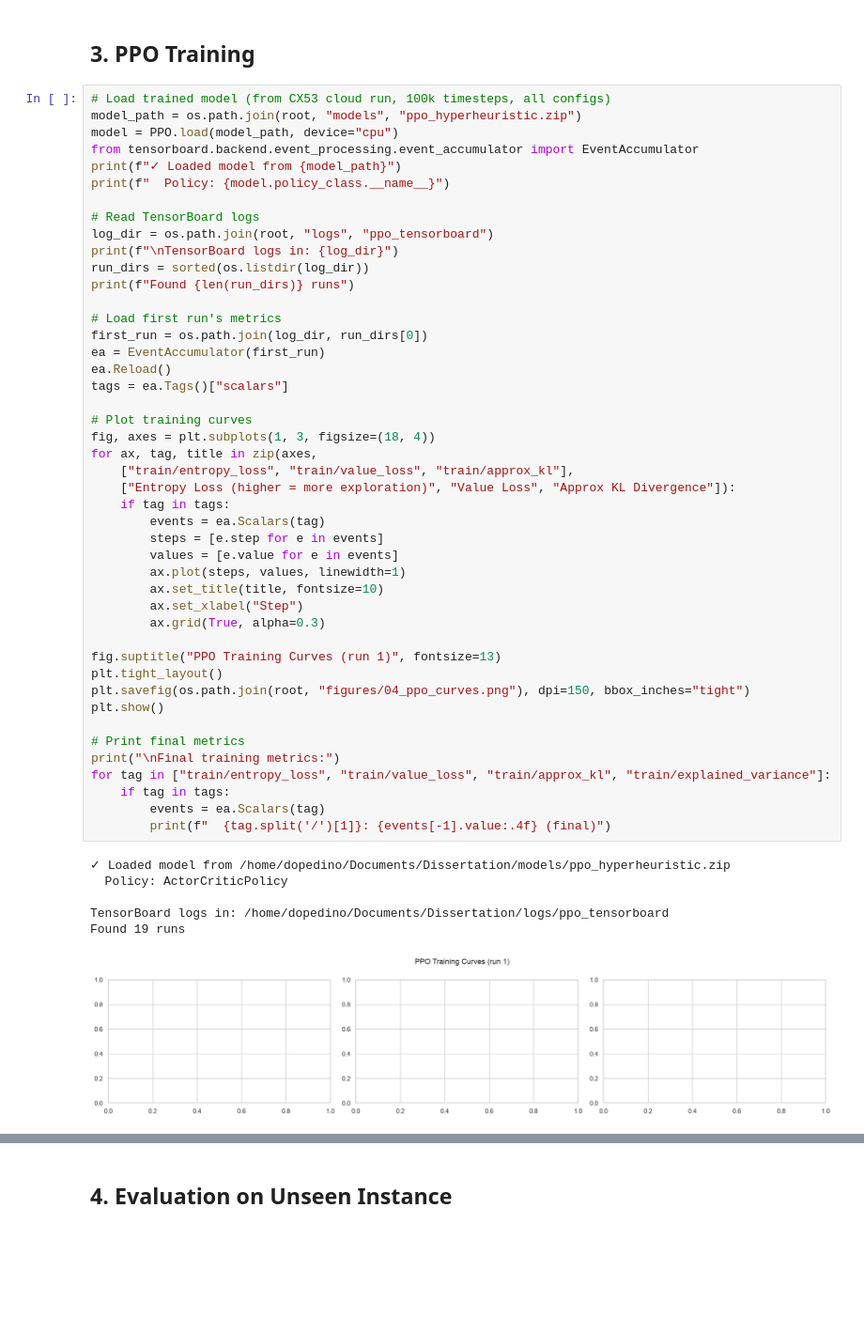
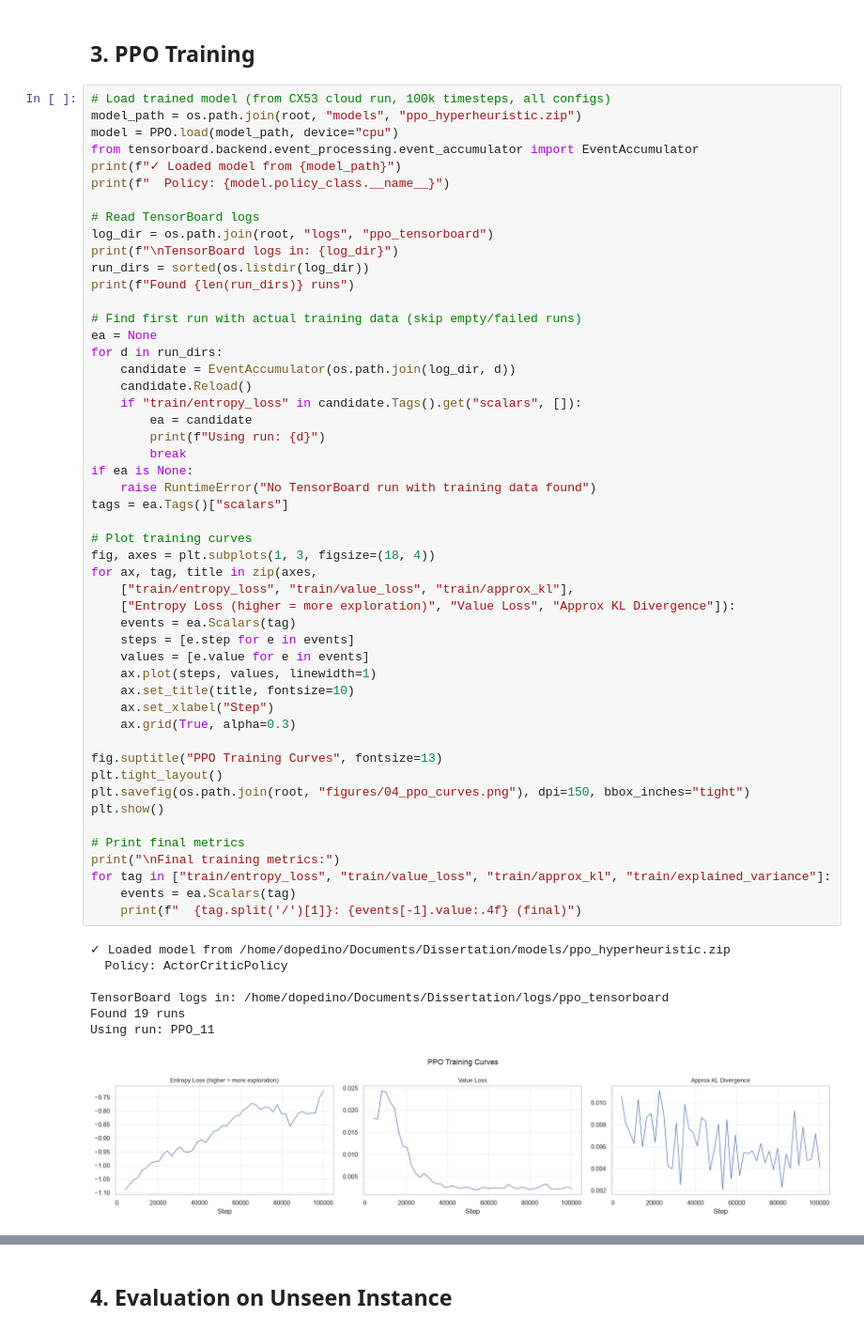
Before and after one commit to Gogula11/Dissertation, a Jupyter notebook: notebooks/04_drl_training.ipynb, the cells around one changed output, grey strips where cells are left out. Shown at 94% size. Saved outputs shown, nothing was run; the diff lists cells and outputs as text; blank space fills up the shorter version.

```diff
--- a/notebooks/04_drl_training.ipynb
+++ b/notebooks/04_drl_training.ipynb
@@ -106,48 +106,54 @@ from tensorboard.backend.event_processing.event_accumulator import EventAccumula
 print(f"✓ Loaded model from {model_path}")
 print(f"  Policy: {model.policy_class.__name__}")
 
 # Read TensorBoard logs
 log_dir = os.path.join(root, "logs", "ppo_tensorboard")
 print(f"\nTensorBoard logs in: {log_dir}")
 run_dirs = sorted(os.listdir(log_dir))
 print(f"Found {len(run_dirs)} runs")
 
-# Load first run's metrics
-first_run = os.path.join(log_dir, run_dirs[0])
-ea = EventAccumulator(first_run)
-ea.Reload()
+# Find first run with actual training data (skip empty/failed runs)
+ea = None
+for d in run_dirs:
+    candidate = EventAccumulator(os.path.join(log_dir, d))
+    candidate.Reload()
+    if "train/entropy_loss" in candidate.Tags().get("scalars", []):
+        ea = candidate
+        print(f"Using run: {d}")
+        break
+if ea is None:
+    raise RuntimeError("No TensorBoard run with training data found")
 tags = ea.Tags()["scalars"]
 
 # Plot training curves
 fig, axes = plt.subplots(1, 3, figsize=(18, 4))
 for ax, tag, title in zip(axes,
     ["train/entropy_loss", "train/value_loss", "train/approx_kl"],
     ["Entropy Loss (higher = more exploration)", "Value Loss", "Approx KL Divergence"]):
-    if tag in tags:
-        events = ea.Scalars(tag)
-        steps = [e.step for e in events]
-        values = [e.value for e in events]
-        ax.plot(steps, values, linewidth=1)
-        ax.set_title(title, fontsize=10)
-        ax.set_xlabel("Step")
-        ax.grid(True, alpha=0.3)
+    events = ea.Scalars(tag)
+    steps = [e.step for e in events]
+    values = [e.value for e in events]
+    ax.plot(steps, values, linewidth=1)
+    ax.set_title(title, fontsize=10)
+    ax.set_xlabel("Step")
+    ax.grid(True, alpha=0.3)
 
-fig.suptitle("PPO Training Curves (run 1)", fontsize=13)
+fig.suptitle("PPO Training Curves", fontsize=13)
 plt.tight_layout()
 plt.savefig(os.path.join(root, "figures/04_ppo_curves.png"), dpi=150, bbox_inches="tight")
 plt.show()
 
 # Print final metrics
 print("\nFinal training metrics:")
 for tag in ["train/entropy_loss", "train/value_loss", "train/approx_kl", "train/explained_variance"]:
-    if tag in tags:
-        events = ea.Scalars(tag)
-        print(f"  {tag.split('/')[1]}: {events[-1].value:.4f} (final)")
+    events = ea.Scalars(tag)
+    print(f"  {tag.split('/')[1]}: {events[-1].value:.4f} (final)")
 # %% [output]
 ✓ Loaded model from /home/dopedino/Documents/Dissertation/models/ppo_hyperheuristic.zip
   Policy: ActorCriticPolicy
 
 TensorBoard logs in: /home/dopedino/Documents/Dissertation/logs/ppo_tensorboard
 Found 19 runs
+Using run: PPO_11
-[figure, old version]
+[figure, new version]
 Final training metrics:
```
Also changed, not shown: parts of 2 cells of this notebook, 9 other files.
